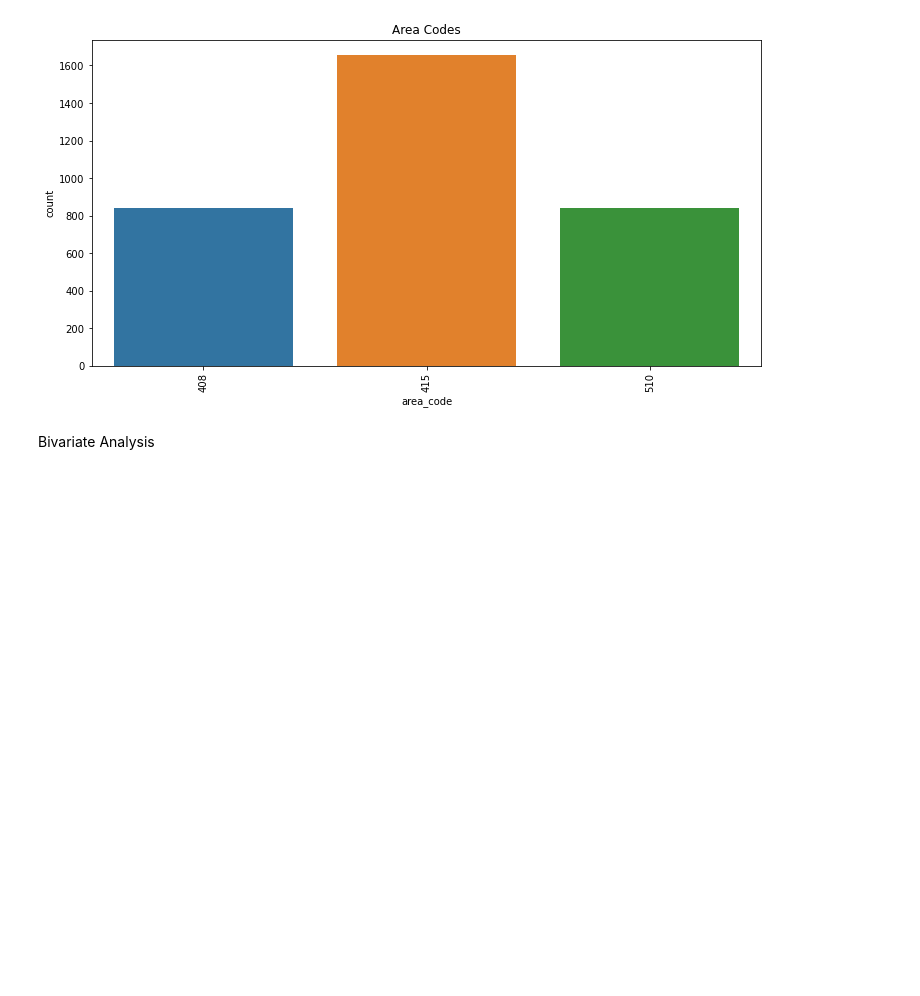
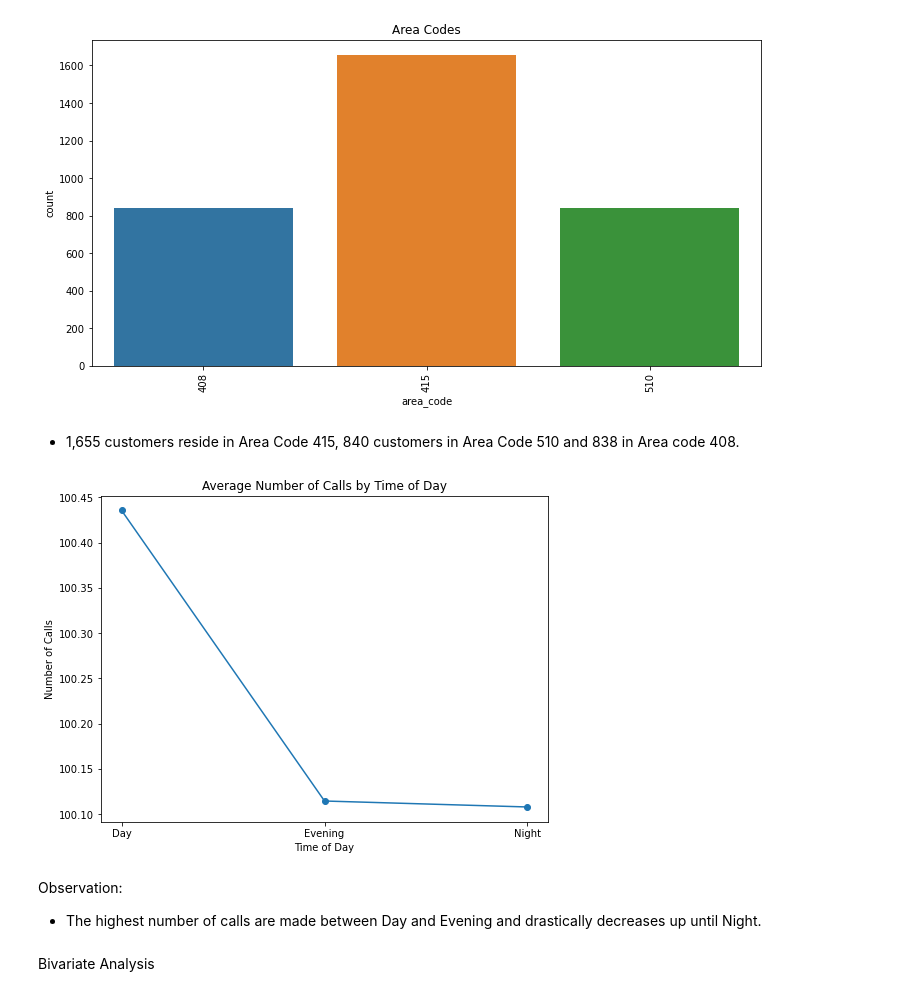
Before and after one commit to pauline-ndungu/SyriaTel-Customer-Churn-Prediction-Project, a Jupyter notebook: index.ipynb, the cells around one changed output. Saved outputs shown, nothing was run; the diff lists cells and outputs as text; code cells hidden in the pictures; blank space fills up the shorter version.

```diff
--- a/index.ipynb
+++ b/index.ipynb
@@ -346,6 +358,28 @@ plt.xticks(rotation=90)
 plt.show()
 # %% [output]
 [figure]
+# %% [markdown]
+* 1,655 customers reside in Area Code 415, 840 customers in Area Code 510 and 838 in Area code 408.
+# %%
+
+# Calculate the mean number of calls in the day, evening, and night
+mean_day_calls = df['total_day_calls'].mean()
+mean_eve_calls = df['total_eve_calls'].mean()
+mean_night_calls = df['total_night_calls'].mean()
+
+# Create the line plot
+plt.figure(figsize=(8, 6))
+plt.plot(['Day', 'Evening', 'Night'], [mean_day_calls, mean_eve_calls, mean_night_calls], marker='o')
+plt.xlabel('Time of Day')
+plt.ylabel('Number of Calls')
+plt.title('Average Number of Calls by Time of Day')
+plt.show()
+# %% [output]
+[figure, added]
+# %% [markdown]
+Observation:
+
+* The highest number of calls are made between Day and Evening and drastically decreases up until Night.
 # %% [markdown]
 Bivariate Analysis
 # %% [markdown]
```
Also changed, not shown: parts of 17 cells of this notebook.
